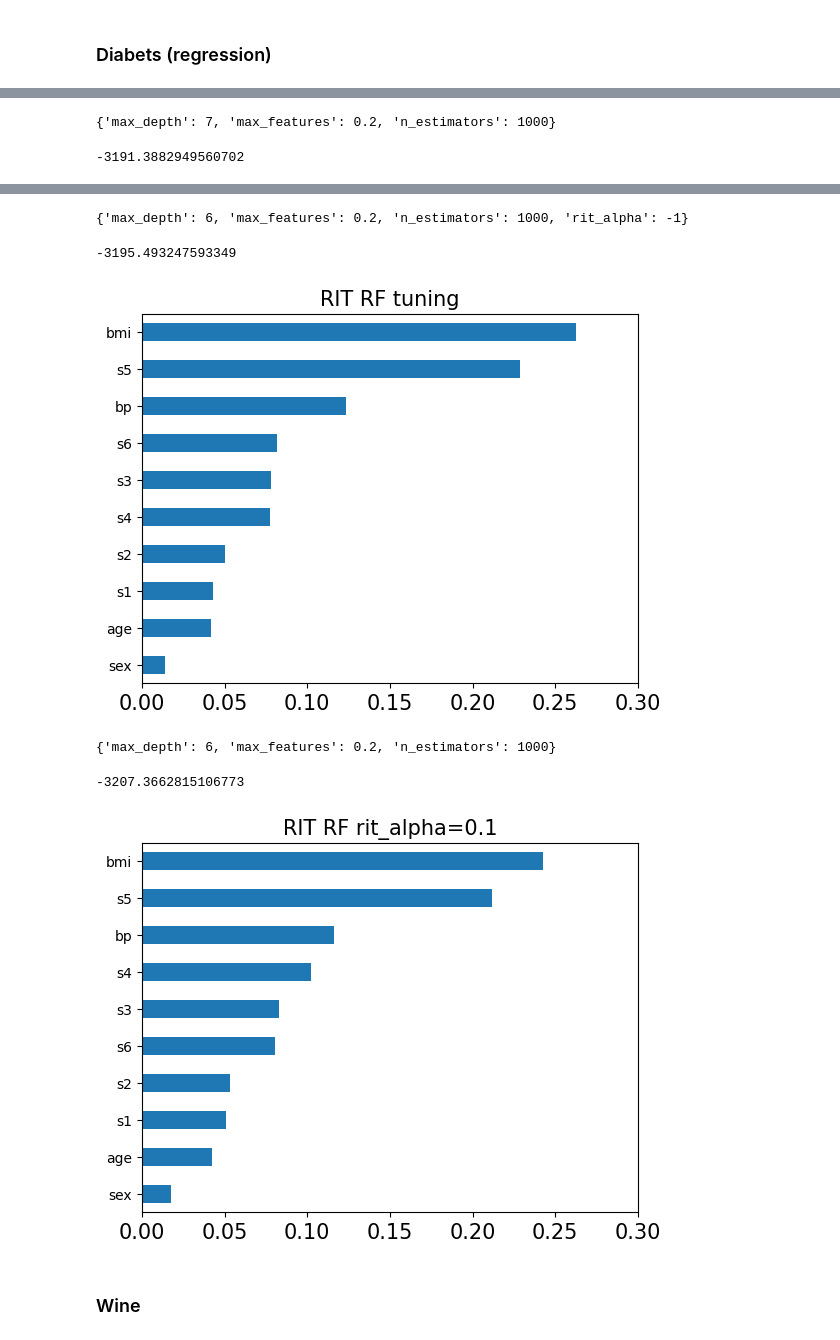
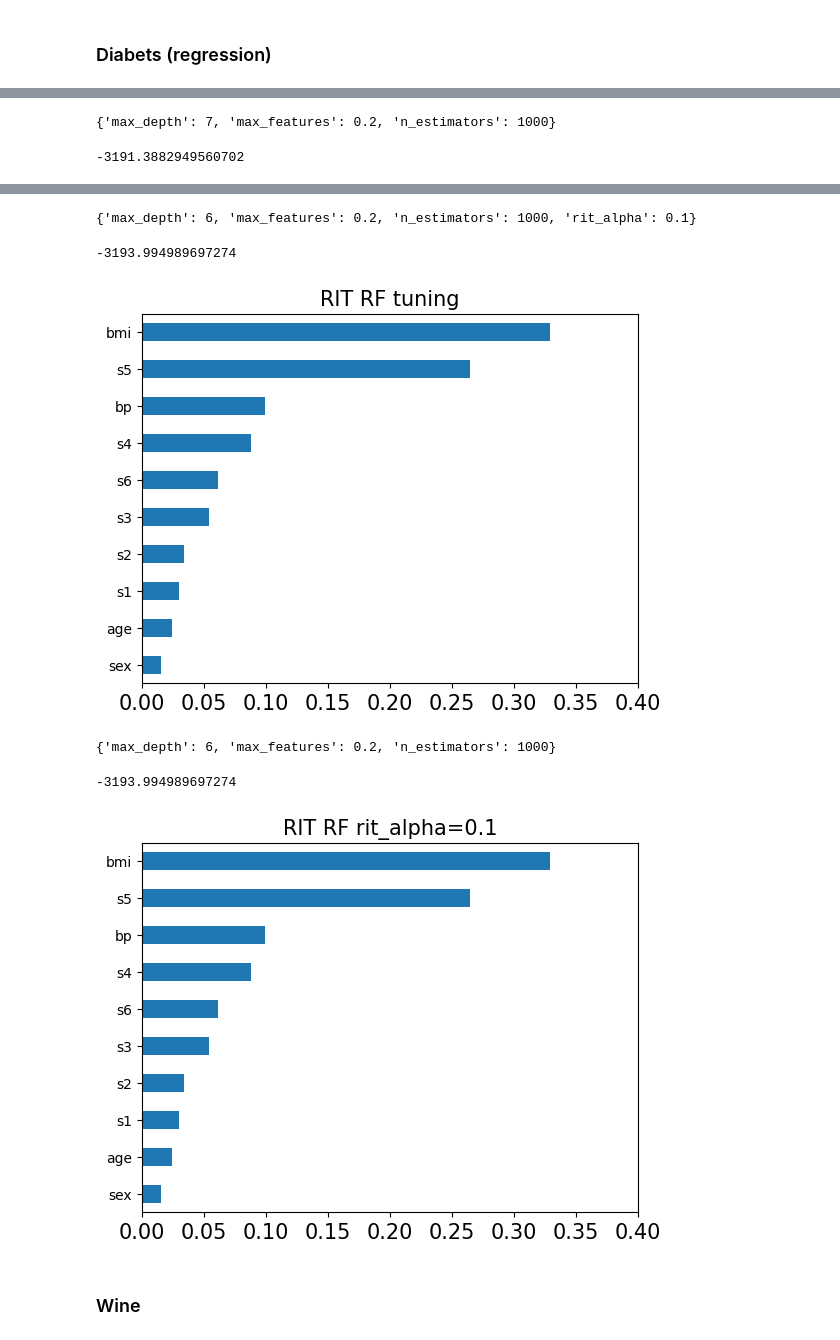
Before and after one commit to lange-am/all_feature_importance, a Jupyter notebook: examples/RandomForest_RIT.ipynb, the cells around one changed output, grey strips where cells are left out. Saved outputs shown, nothing was run; the diff lists cells and outputs as text; code cells hidden in the pictures.

```diff
--- a/examples/RandomForest_RIT.ipynb
+++ b/examples/RandomForest_RIT.ipynb
@@ -442,7 +443,7 @@ display(clf.best_params_, clf.best_score_, #rf.oob_score_,
 )
 plt.figure()
 pd.Series(rf.feature_importances_, index=X.columns).sort_values(ascending=True).plot(kind='barh')
-plt.gca().set_xlim(0, 0.3)
+plt.gca().set_xlim(0, 0.4)
 xtl = plt.gca().get_xticklabels()
 plt.gca().set_xticklabels(xtl, fontsize=15)
 plt.gca().set_title('RF tuning', fontsize=15)
@@ -462,7 +463,8 @@ clf = GridSearchCV(MyRandomForestRegressor(random_state=0,
                                            oob_score=score_func,
                                            n_jobs=max(n_cpu//n_params, 1),
                                            subforest_importance=True,
-                                           normalize_importance=False),
+                                           normalize_importance=False,
+                                           importance_avrg='median'),
                    params,
                    scoring = lambda est, X, y: est.oob_score_,
                    cv=[(np.arange(X.shape[0]), np.arange(0))],
@@ -474,7 +476,7 @@ display(clf.best_params_, clf.best_score_, #rf.oob_score_,
 )
 plt.figure()
 pd.Series(rf.feature_importances_, index=X.columns).sort_values(ascending=True).plot(kind='barh')
-plt.gca().set_xlim(0, 0.3)
+plt.gca().set_xlim(0, 0.4)
 xtl = plt.gca().get_xticklabels()
 plt.gca().set_xticklabels(xtl, fontsize=15)
 plt.gca().set_title('RIT RF tuning', fontsize=15)
@@ -494,7 +496,8 @@ clf = GridSearchCV(MyRandomForestRegressor(random_state=0,
                                            n_jobs=max(n_cpu//n_params, 1),
                                            rit_alpha=0.1,
                                            subforest_importance=True,
-                                           normalize_importance=False),
+                                           normalize_importance=False,
+                                           importance_avrg='median'),
                    params,
                    scoring = lambda est, X, y: est.oob_score_,
                    cv=[(np.arange(X.shape[0]), np.arange(0))],
@@ -506,7 +509,7 @@ display(clf.best_params_, clf.best_score_, #rf.oob_score_,
 )
 plt.figure()
 pd.Series(rf.feature_importances_, index=X.columns).sort_values(ascending=True).plot(kind='barh')
-plt.gca().set_xlim(0, 0.3)
+plt.gca().set_xlim(0, 0.4)
 xtl = plt.gca().get_xticklabels()
 plt.gca().set_xticklabels(xtl, fontsize=15)
 plt.gca().set_title('RIT RF rit_alpha=0.1', fontsize=15)
@@ -529,9 +532,9 @@ plt.show()
-{'max_depth': 6, 'max_features': 0.2, 'n_estimators': 1000, 'rit_alpha': -1}
+{'max_depth': 6, 'max_features': 0.2, 'n_estimators': 1000, 'rit_alpha': 0.1}
--3195.493247593349
+-3193.994989697274
-[figure, old version]
+[figure, new version]
 {'max_depth': 6, 'max_features': 0.2, 'n_estimators': 1000}
--3207.3662815106773
+-3193.994989697274
-[figure, old version]
+[figure, new version]
 # %% [markdown]
 ### Wine
 # %%
```
Also changed, not shown: parts of 7 cells of this notebook, 4 other files.
